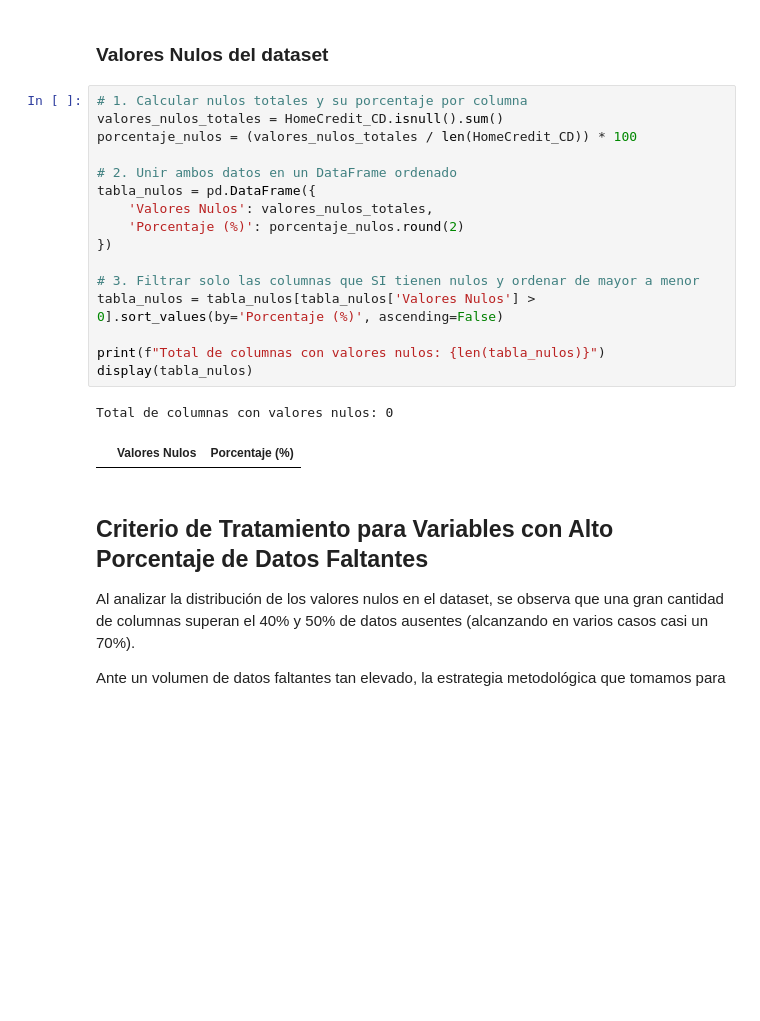
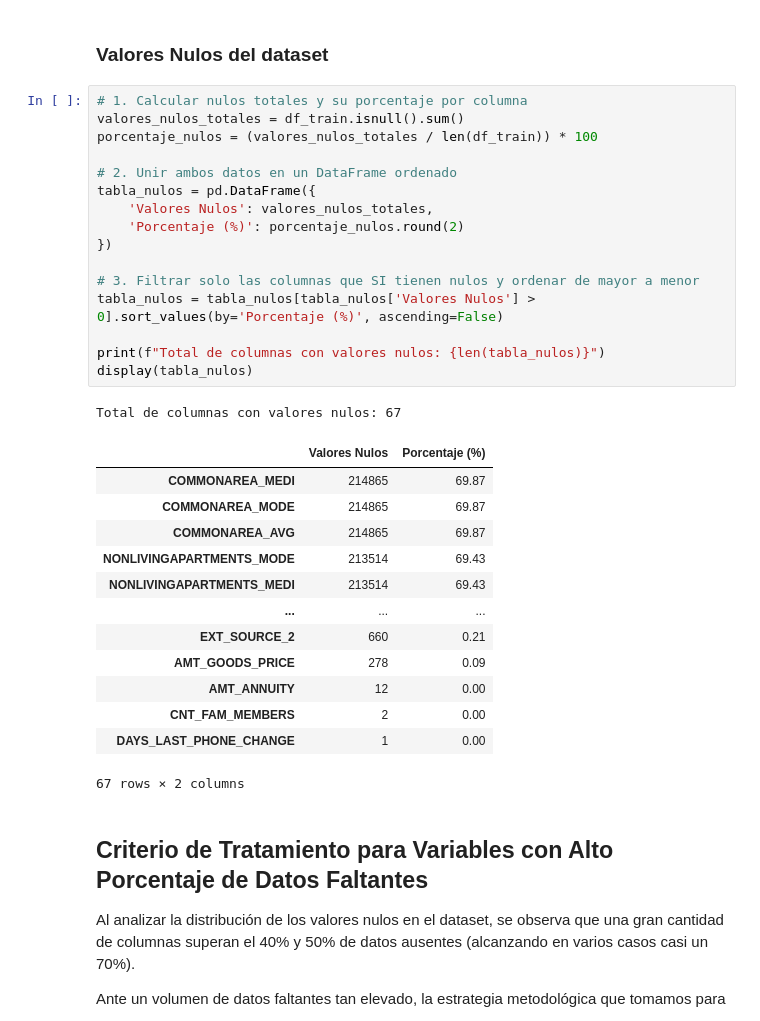
Before and after one commit to nanomelk/Analista-de-Datos-II, a Jupyter notebook: ABP2_Home_Credit_Default_Risk.ipynb, the cells around one changed output. Drawn from its saved outputs; the diff is of its cells as text; blank space fills up the shorter version.

```diff
--- a/ABP2_Home_Credit_Default_Risk.ipynb
+++ b/ABP2_Home_Credit_Default_Risk.ipynb
@@ -196,23 +281,35 @@ dtype: int64
 ### Valores Nulos del dataset
 # %%
 # 1. Calcular nulos totales y su porcentaje por columna
-valores_nulos_totales = HomeCredit_CD.isnull().sum()
-porcentaje_nulos = (valores_nulos_totales / len(HomeCredit_CD)) * 100
+valores_nulos_totales = df_train.isnull().sum()
+porcentaje_nulos = (valores_nulos_totales / len(df_train)) * 100
 
 # 2. Unir ambos datos en un DataFrame ordenado
 tabla_nulos = pd.DataFrame({
     'Valores Nulos': valores_nulos_totales,
     'Porcentaje (%)': porcentaje_nulos.round(2)
 })
 
 # 3. Filtrar solo las columnas que SI tienen nulos y ordenar de mayor a menor
 tabla_nulos = tabla_nulos[tabla_nulos['Valores Nulos'] > 0].sort_values(by='Porcentaje (%)', ascending=False)
 
 print(f"Total de columnas con valores nulos: {len(tabla_nulos)}")
 display(tabla_nulos)
 # %% [output]
-Total de columnas con valores nulos: 0
+Total de columnas con valores nulos: 67
 |  | Valores Nulos | Porcentaje (%) |
+| COMMONAREA_MEDI | 214865 | 69.87 |
+| COMMONAREA_MODE | 214865 | 69.87 |
+| COMMONAREA_AVG | 214865 | 69.87 |
+| NONLIVINGAPARTMENTS_MODE | 213514 | 69.43 |
+| NONLIVINGAPARTMENTS_MEDI | 213514 | 69.43 |
+| ... | ... | ... |
+| EXT_SOURCE_2 | 660 | 0.21 |
+| AMT_GOODS_PRICE | 278 | 0.09 |
+| AMT_ANNUITY | 12 | 0.00 |
+| CNT_FAM_MEMBERS | 2 | 0.00 |
+| DAYS_LAST_PHONE_CHANGE | 1 | 0.00 |
+67 rows × 2 columns
 # %% [markdown]
 ## **Criterio de Tratamiento para Variables con Alto Porcentaje de Datos Faltantes**
 
```
Also changed, not shown: parts of 12 cells of this notebook.
